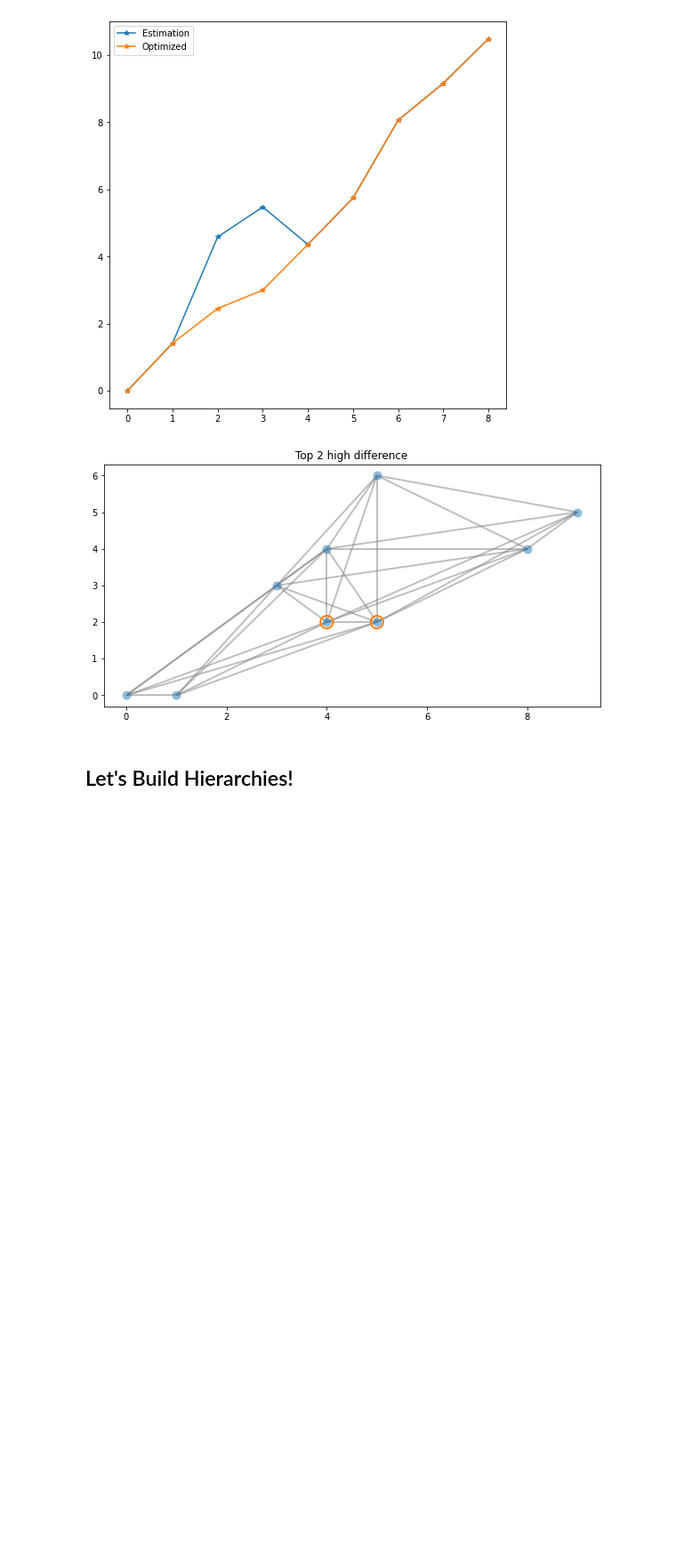
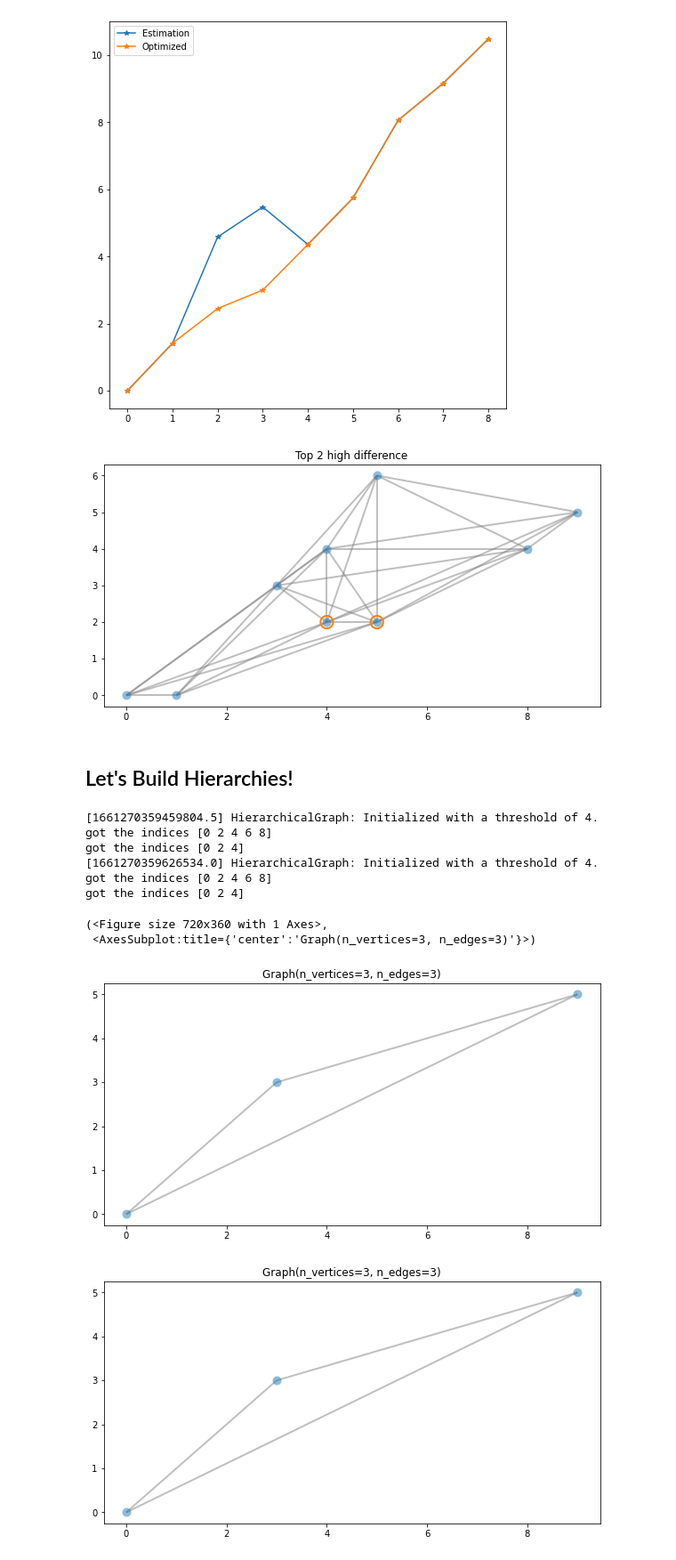
Before and after one commit to ethz-asl/fgsp, a Jupyter notebook: src/hiearchy_test.ipynb, the cells around one changed output. Shown at 89% size. Saved outputs shown, nothing was run; the diff lists cells and outputs as text; code cells hidden in the pictures; blank space fills up the shorter version.

```diff
--- a/src/hiearchy_test.ipynb
+++ b/src/hiearchy_test.ipynb
@@ -101,3 +106,24 @@ _ = est_graph.G.plot(title=f'Top {top_n} high difference', highlight=peaks)
 [figure]
 # %% [markdown]
 ## Let's Build Hierarchies!
+# %%
+config.graph_hierarchies_node_threshold = 4
+
+opt_graph = HierarchicalGraph(config)
+opt_graph.build_from_poses(opt_traj[:,2:])
+opt_graph.get_graph().plot()
+
+est_graph = HierarchicalGraph(config)
+est_graph.build_from_poses(est_traj[:,2:])
+est_graph.get_graph().plot()
+# %% [output]
+[1661270359459804.5] HierarchicalGraph: Initialized with a threshold of 4.
+got the indices [0 2 4 6 8]
+got the indices [0 2 4]
+[1661270359626534.0] HierarchicalGraph: Initialized with a threshold of 4.
+got the indices [0 2 4 6 8]
+got the indices [0 2 4]
+(<Figure size 720x360 with 1 Axes>,
+ <AxesSubplot:title={'center':'Graph(n_vertices=3, n_edges=3)'}>)
+[figure, added]
+[figure, added]
```
Also changed, not shown: parts of 7 cells of this notebook, 4 other files.
